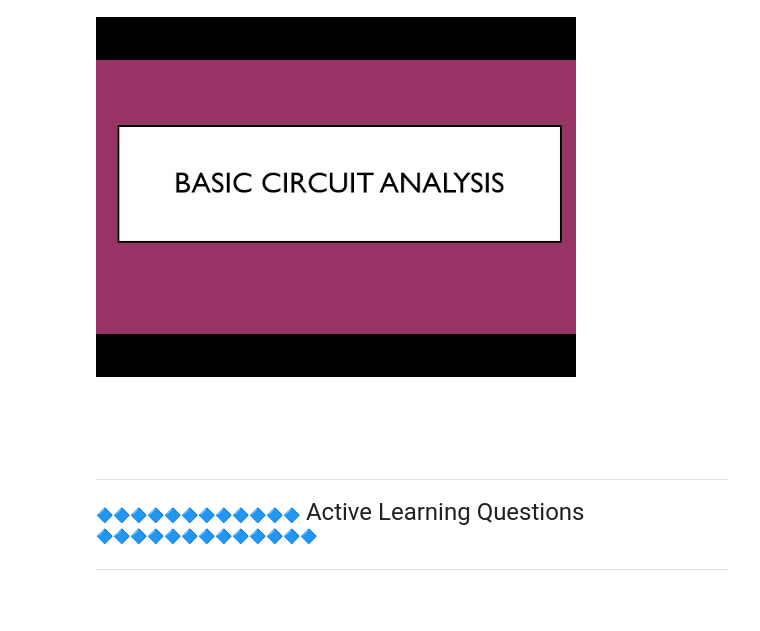
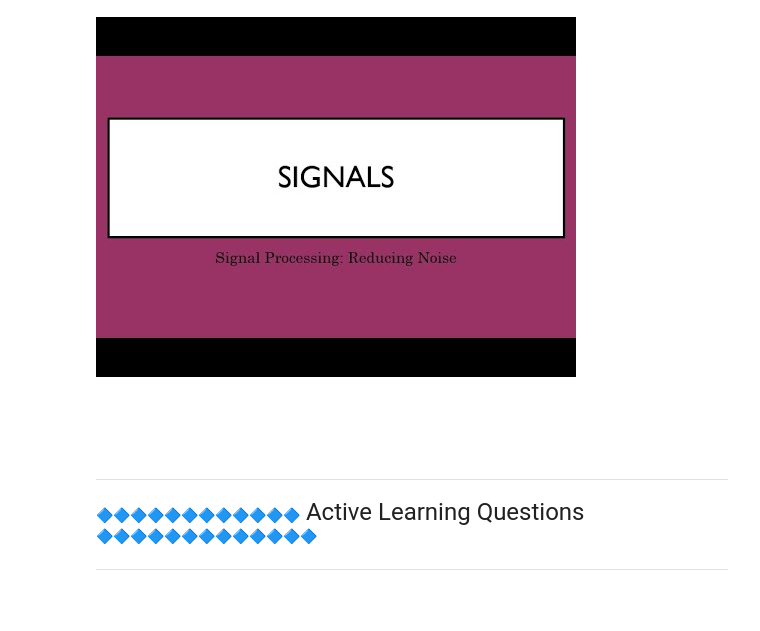
Before and after one commit to MAugspurger/Exper_Eng, a Jupyter notebook: 2_Signals/Signal_Processing.ipynb, the cells around one changed output. Cells and saved outputs as stored; diff of their text form; code cells hidden in the pictures.

```diff
--- a/2_Signals/Signal_Processing.ipynb
+++ b/2_Signals/Signal_Processing.ipynb
@@ -15,18 +15,18 @@ If you would like a "hard copy" of these notes, here is a link to a PDF of [the
 # %%
 # @title {display-mode: "form"}
 ## @markdown Run this cell to watch this video, and answer the questions below.
 from IPython.display import YouTubeVideo
 
 def display_video(video_id, W=400, H=300, fs=1):
     video = YouTubeVideo(id=video_id, width=W, height=H, fs=fs, rel=0)
     display(video)
     #print(f'Video available at https://youtube.com/watch?v={video.id}')
     return
 
-video_id = 'asWOOfncuuY'
+video_id = 'kiIzQh_oTZM'
 display_video(video_id, W=600, H=450)
 # %% [output]
-[figure, old version]
+[figure, new version]
 # %% [markdown]
 <br><br><br>
 
```
Also changed, not shown: parts of 26 cells of this notebook.
